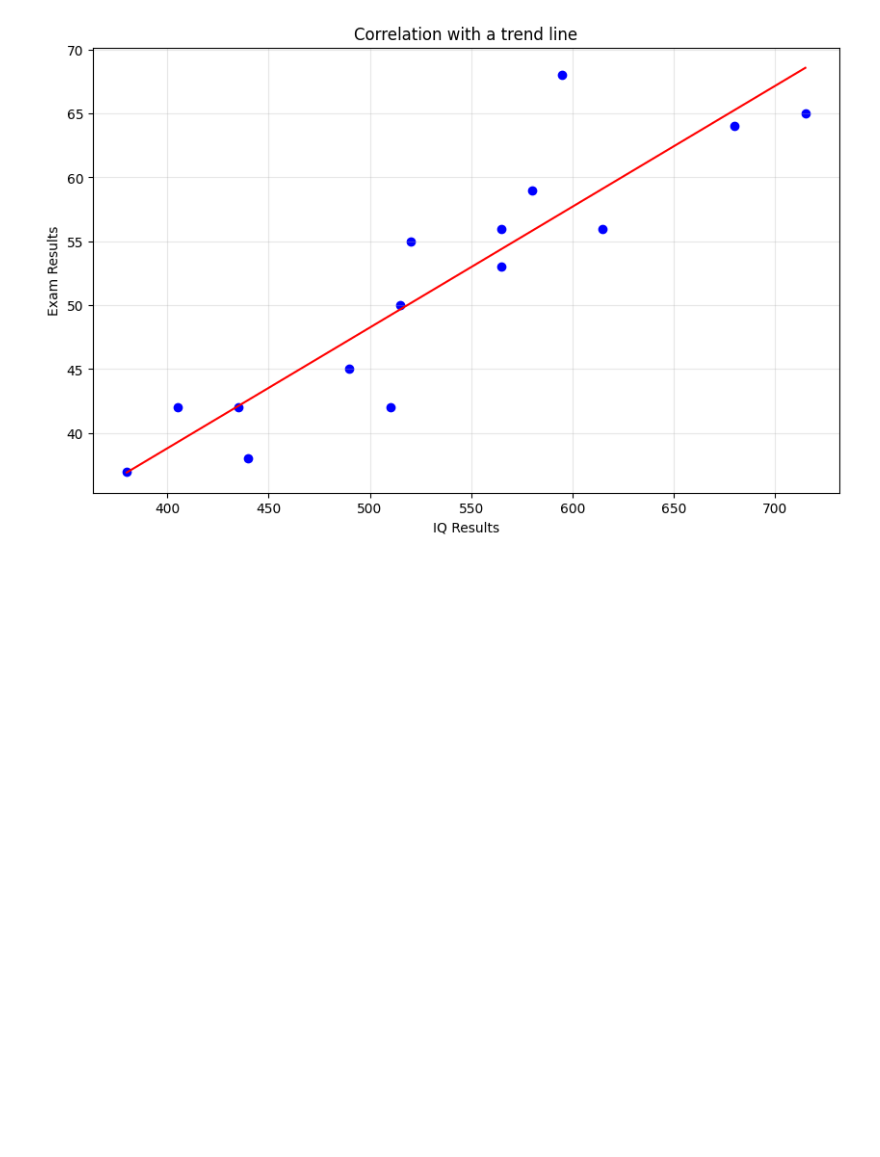
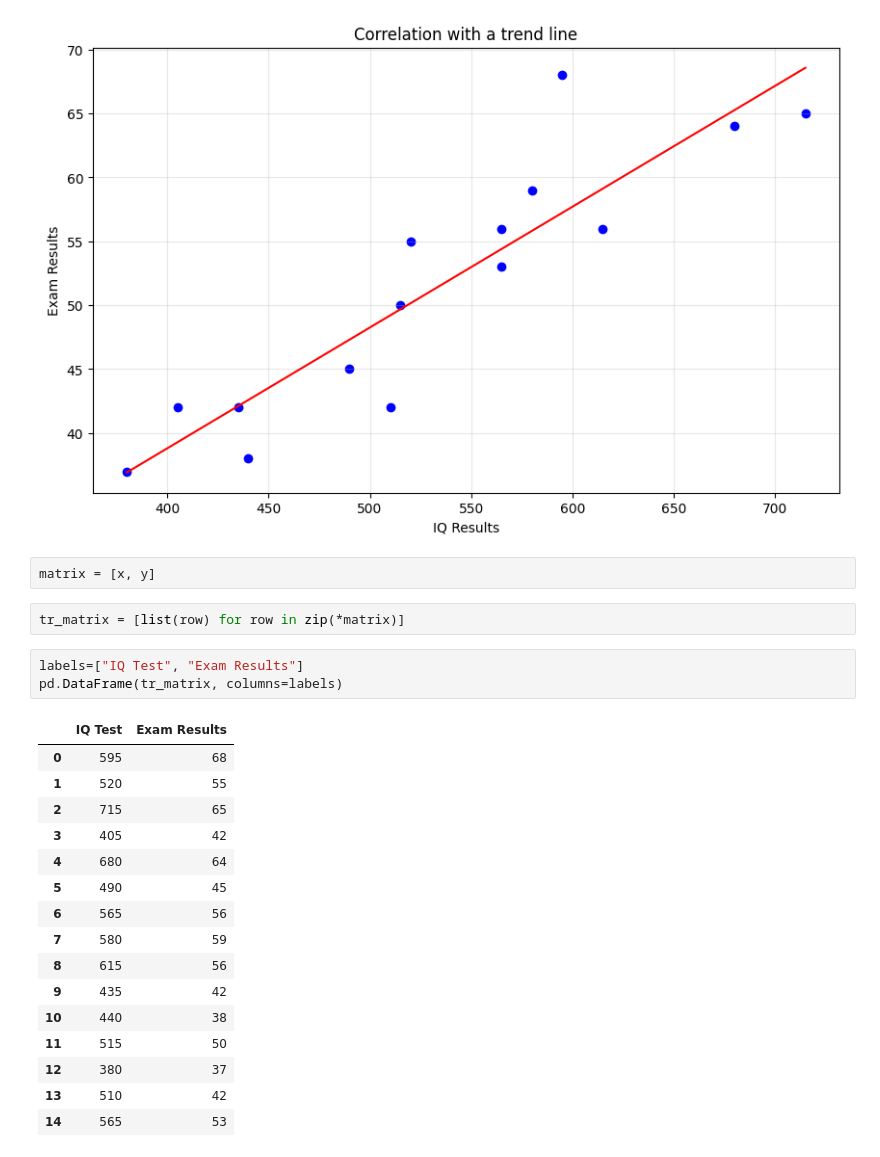
Before and after one commit to Victor-Mechkarov/V-Mechkarov, a Jupyter notebook: Jupyter_Project_Files/Correlation and Linear Regression.ipynb, the cells around one changed output. Cells and saved outputs as stored; diff of their text form; blank space fills up the shorter version.

```diff
--- a/Jupyter_Project_Files/Correlation and Linear Regression.ipynb
+++ b/Jupyter_Project_Files/Correlation and Linear Regression.ipynb
@@ -68,3 +52,27 @@ plt.grid(True, alpha=0.3)
 plt.show()
 # %% [output]
 [figure]
+# %%
+matrix = [x, y]
+# %%
+tr_matrix = [list(row) for row in zip(*matrix)]
+# %%
+labels=["IQ Test", "Exam Results"]
+pd.DataFrame(tr_matrix, columns=labels)
+# %% [output]
+|  | IQ Test | Exam Results |
+| 0 | 595 | 68 |
+| 1 | 520 | 55 |
+| 2 | 715 | 65 |
+| 3 | 405 | 42 |
+| 4 | 680 | 64 |
+| 5 | 490 | 45 |
+| 6 | 565 | 56 |
+| 7 | 580 | 59 |
+| 8 | 615 | 56 |
+| 9 | 435 | 42 |
+| 10 | 440 | 38 |
+| 11 | 515 | 50 |
+| 12 | 380 | 37 |
+| 13 | 510 | 42 |
+| 14 | 565 | 53 |
```
Also changed, not shown: parts of 4 cells of this notebook.
